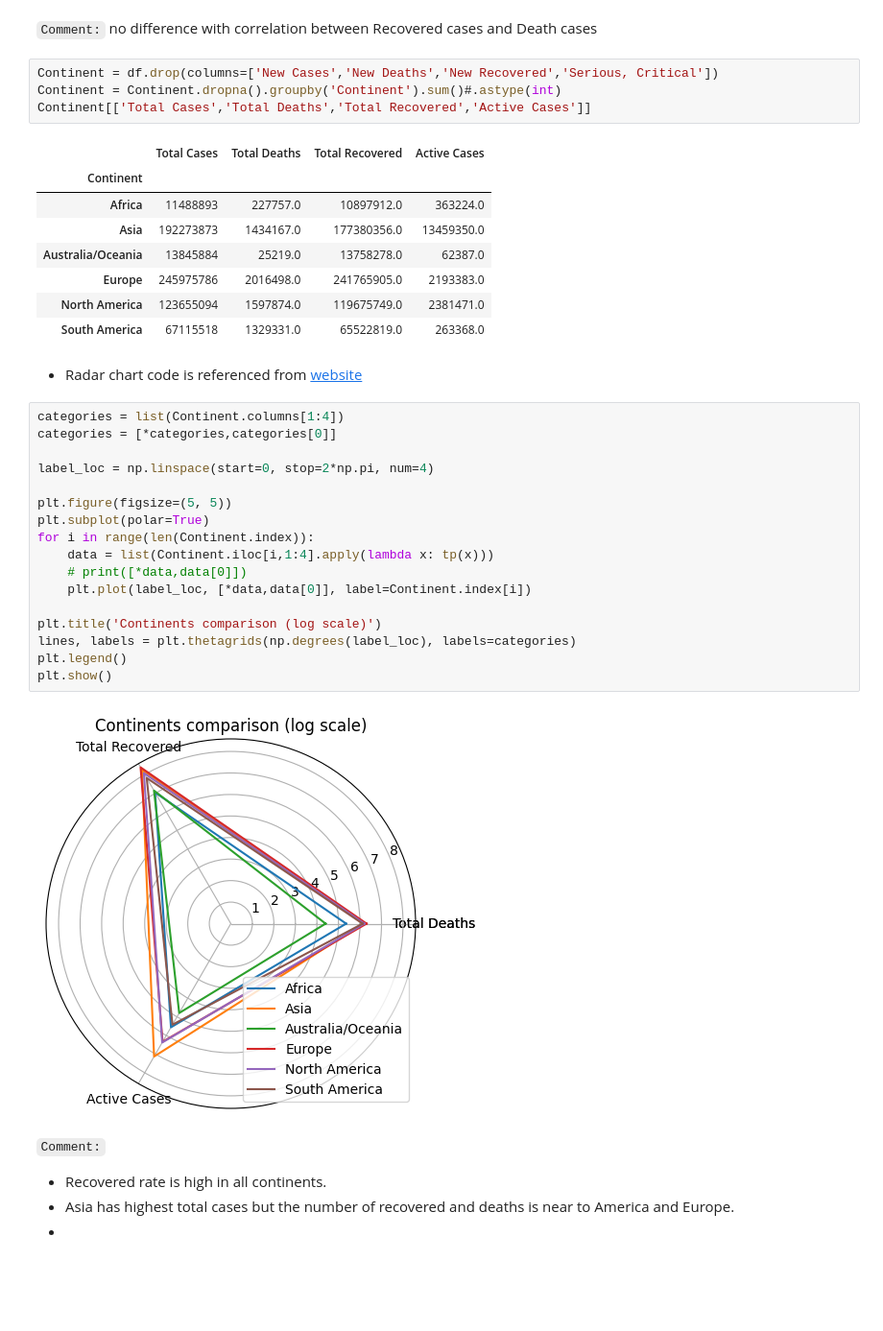
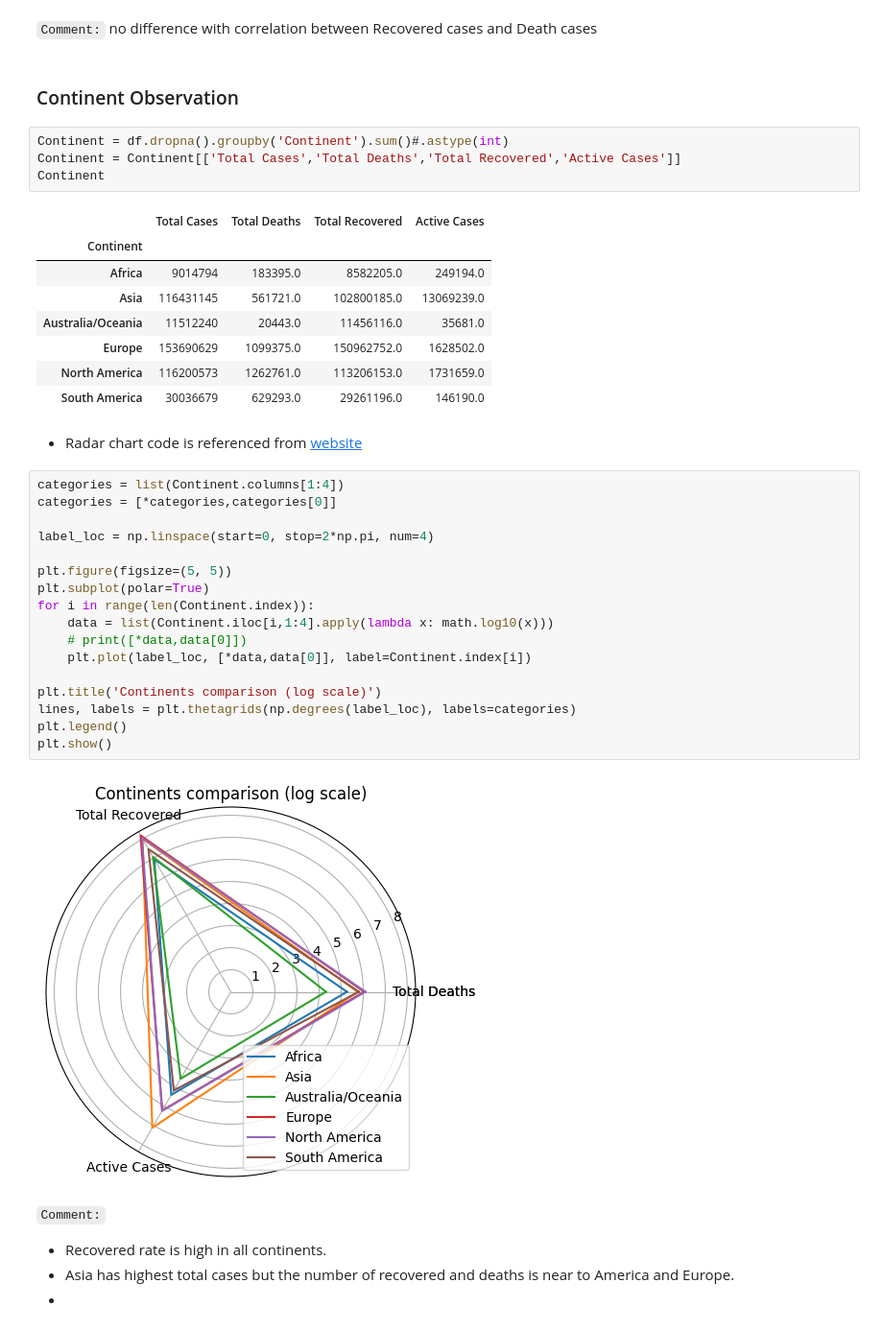
Before and after one commit to TQ-Ba0/Data-Vis, a Jupyter notebook: lab1/Data Collection.ipynb, the cells around one changed output. Shown at 96% size. Drawn from its saved outputs; the diff is of its cells as text; blank space fills up the shorter version.

```diff
--- a/lab1/Data Collection.ipynb
+++ b/lab1/Data Collection.ipynb
@@ -126,40 +162,42 @@ correlation_2_attr('Total Deaths','Total Cases')
 [figure]
 # %% [markdown]
 `Comment:` no difference with correlation between Recovered cases and Death cases
+# %% [markdown]
+### Continent Observation
 # %%
-Continent = df.drop(columns=['New Cases','New Deaths','New Recovered','Serious, Critical'])
-Continent = Continent.dropna().groupby('Continent').sum()#.astype(int)
-Continent[['Total Cases','Total Deaths','Total Recovered','Active Cases']]
+Continent = df.dropna().groupby('Continent').sum()#.astype(int)
+Continent = Continent[['Total Cases','Total Deaths','Total Recovered','Active Cases']]
+Continent
 # %% [output]
 |  | Total Cases | Total Deaths | Total Recovered | Active Cases |
 | Continent |  |  |  |  |
-| Africa | 11488893 | 227757.0 | 10897912.0 | 363224.0 |
-| Asia | 192273873 | 1434167.0 | 177380356.0 | 13459350.0 |
-| Australia/Oceania | 13845884 | 25219.0 | 13758278.0 | 62387.0 |
-| Europe | 245975786 | 2016498.0 | 241765905.0 | 2193383.0 |
-| North America | 123655094 | 1597874.0 | 119675749.0 | 2381471.0 |
-| South America | 67115518 | 1329331.0 | 65522819.0 | 263368.0 |
+| Africa | 9014794 | 183395.0 | 8582205.0 | 249194.0 |
+| Asia | 116431145 | 561721.0 | 102800185.0 | 13069239.0 |
+| Australia/Oceania | 11512240 | 20443.0 | 11456116.0 | 35681.0 |
+| Europe | 153690629 | 1099375.0 | 150962752.0 | 1628502.0 |
+| North America | 116200573 | 1262761.0 | 113206153.0 | 1731659.0 |
+| South America | 30036679 | 629293.0 | 29261196.0 | 146190.0 |
 # %% [markdown]
 - Radar chart code is referenced from [website](https://betterdatascience.com/radar-charts-matplotlib-plotly/)
 # %%
 categories = list(Continent.columns[1:4])
 categories = [*categories,categories[0]]
 
 label_loc = np.linspace(start=0, stop=2*np.pi, num=4)
 
 plt.figure(figsize=(5, 5))
 plt.subplot(polar=True)
 for i in range(len(Continent.index)):
-    data = list(Continent.iloc[i,1:4].apply(lambda x: tp(x)))
+    data = list(Continent.iloc[i,1:4].apply(lambda x: math.log10(x)))
     # print([*data,data[0]])
     plt.plot(label_loc, [*data,data[0]], label=Continent.index[i])
 
 plt.title('Continents comparison (log scale)')
 lines, labels = plt.thetagrids(np.degrees(label_loc), labels=categories)
 plt.legend()
 plt.show()
 # %% [output]
-[figure, old version]
+[figure, new version]
 # %% [markdown]
 `Comment:`
 - Recovered rate is high in all continents.
```
Also changed, not shown: parts of 19 cells of this notebook, 4 other files.
